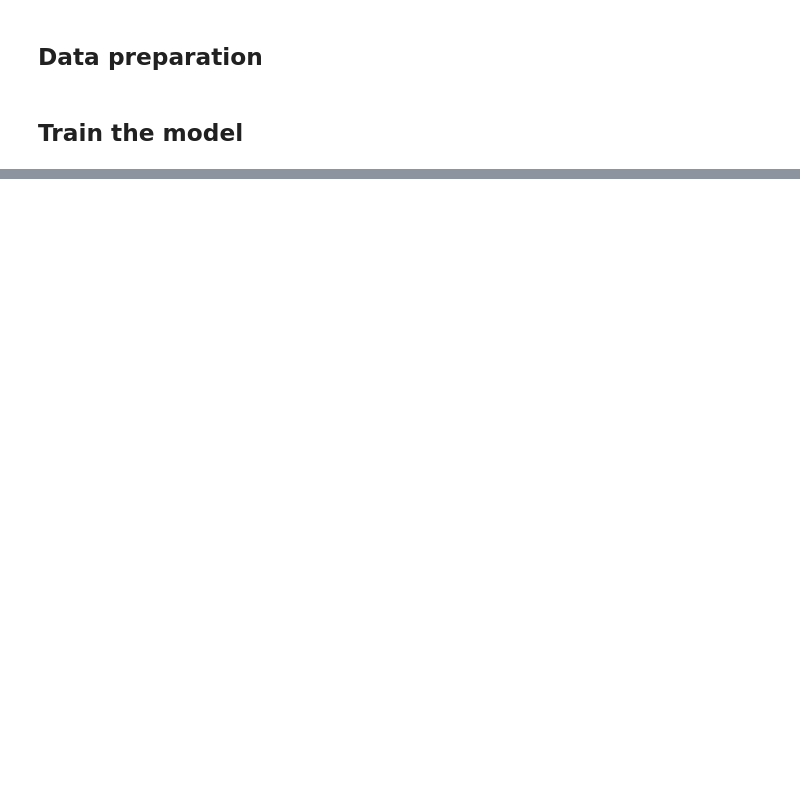
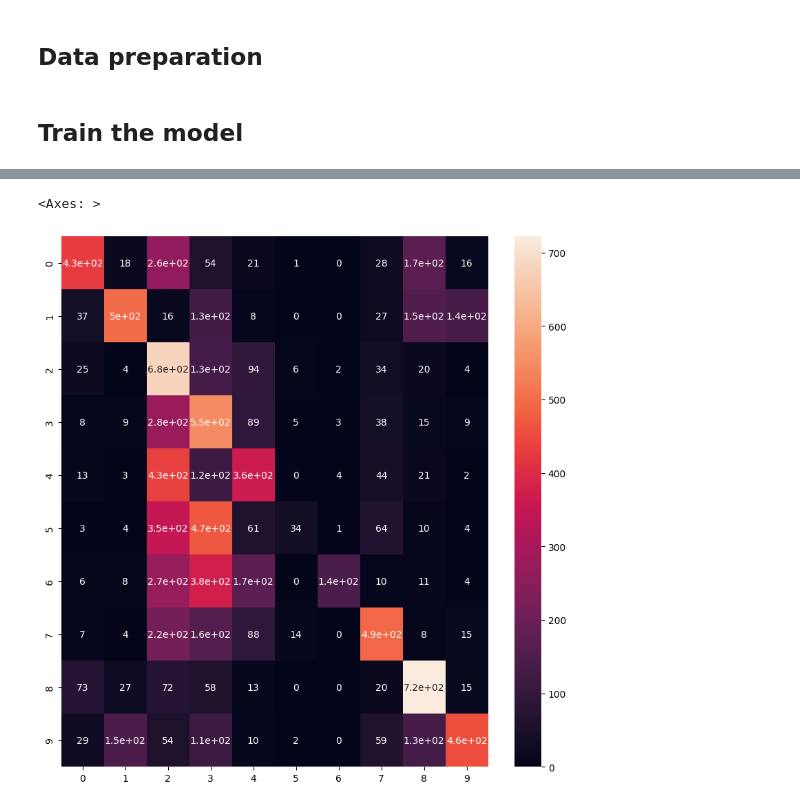
Before and after one commit to techLearner2000/classify_images-cifar-10-_using_cnn, a Jupyter notebook: code.ipynb, the cells around one changed output, grey strips where cells are left out. Drawn from its saved outputs; the diff is of its cells as text; code cells hidden in the pictures; blank space fills up the shorter version.

```diff
--- a/code.ipynb
+++ b/code.ipynb
@@ -143,0 +178,5 @@ plt.plot(history.history['accuracy'])
+# %%
+predicted_classes = model.predict(X_test)
+predicted_classes = predicted_classes.argmax(1)
+# np.set_printoptions(threshold=np.inf, precision=4)
+# print(predicted_classes)
@@ -143,0 +185,11 @@ plt.plot(history.history['accuracy'])
+# %%
+y_test = y_test.argmax(1)
+# %%
+from sklearn.metrics import confusion_matrix
+
+cm = confusion_matrix(y_pred=predicted_classes, y_true=y_test)
+plt.figure(figsize=(10, 10))
+sns.heatmap(cm, annot=True)
+# %% [output]
+<Axes: >
+[figure, added]
```
Also changed, not shown: parts of 11 cells of this notebook.
